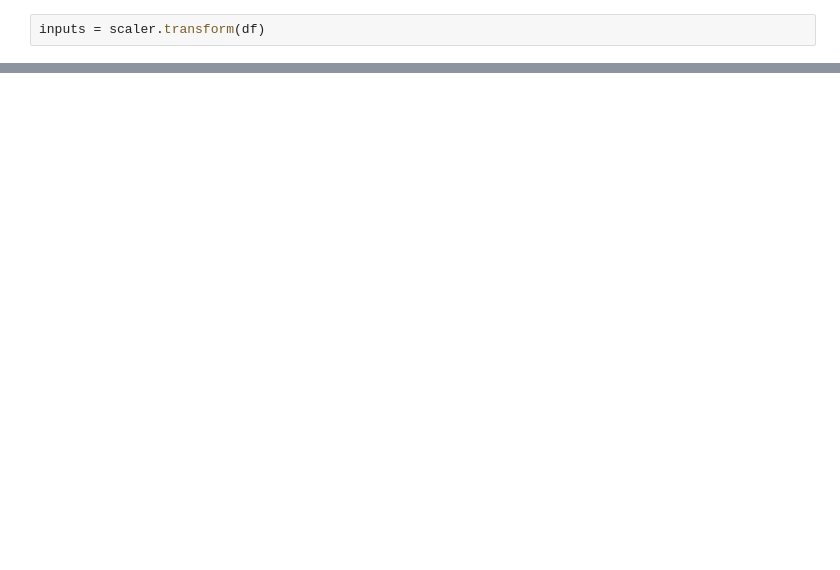
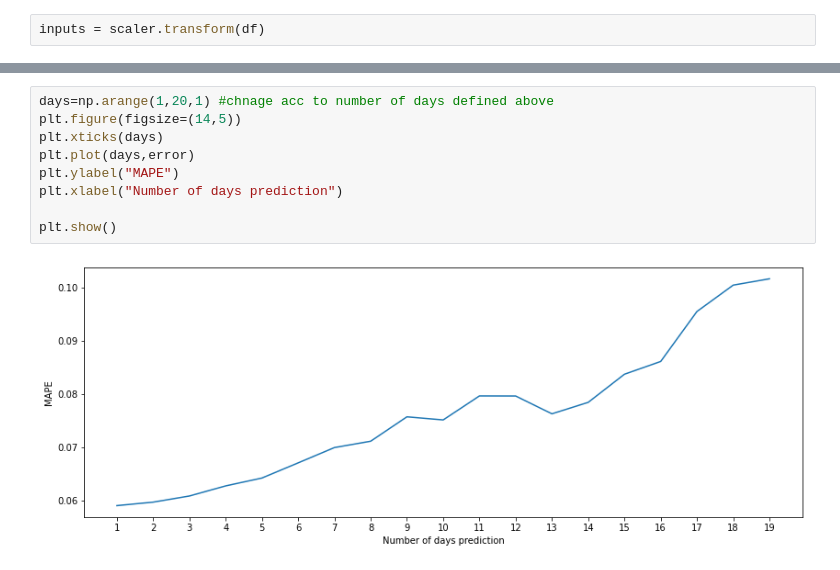
Before and after one commit to kamyararshi/CryptoForecasting_TimeSeries, a Jupyter notebook: Bivariate_Lstm.ipynb, the cells around one changed output, grey strips where cells are left out. Drawn from its saved outputs; the diff is of its cells as text; blank space fills up the shorter version.

```diff
--- a/Bivariate_Lstm.ipynb
+++ b/Bivariate_Lstm.ipynb
@@ -235,0 +233,11 @@ mean_absolute_percentage_error(Y_pred,Y_test)
+# %%
+days=np.arange(1,20,1) #chnage acc to number of days defined above
+plt.figure(figsize=(14,5))
+plt.xticks(days)
+plt.plot(days,error)
+plt.ylabel("MAPE")
+plt.xlabel("Number of days prediction")
+
+plt.show()
+# %% [output]
+[figure, added]
```
Also changed, not shown: parts of 29 cells of this notebook.
